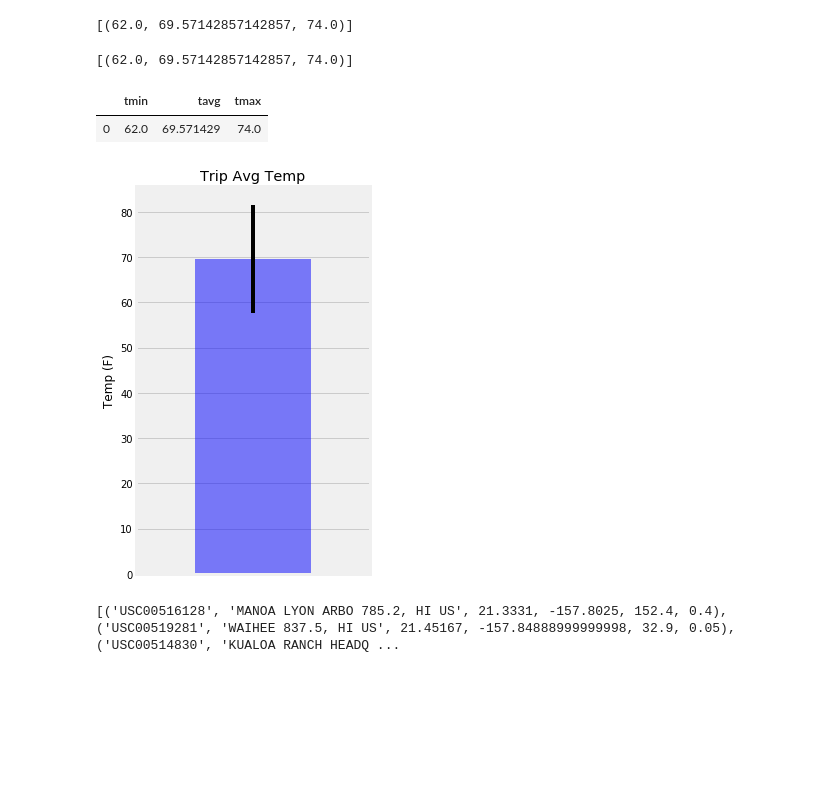
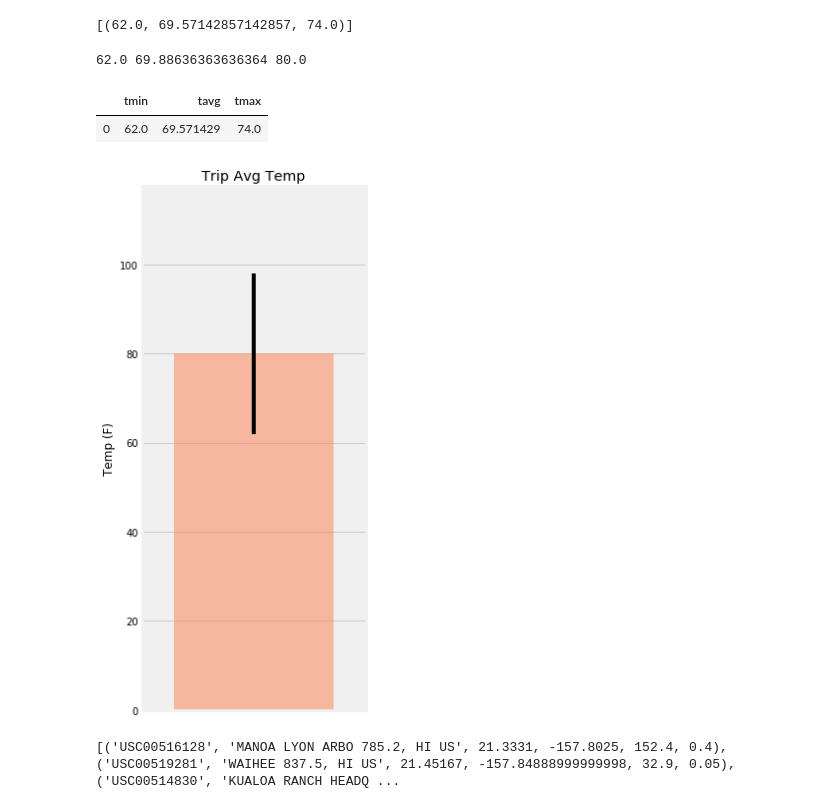
Before and after one commit to heathersaul-nos3lf/sqlalchemy-challenge, a Jupyter notebook: Instructions/climate_HW.ipynb, the cells around one changed output. Cells and saved outputs as stored; diff of their text form; code cells hidden in the pictures; blank space fills up the shorter version.

```diff
--- a/Instructions/climate_HW.ipynb
+++ b/Instructions/climate_HW.ipynb
@@ -196,10 +175,10 @@ print(calc_temps('2012-02-28', '2012-03-05'))
 # Use your previous function `calc_temps` to calculate the tmin, tavg, and tmax
 # for your trip using the previous year's data for those same dates.
 
-my_trip = calc_temps('2012-02-28','2012-03-05')
-my_trip
+tmin, tavg, tmax = calc_temps('2016-02-28', '2016-03-05')[0]
+print(tmin, tavg, tmax)
 # %% [output]
-[(62.0, 69.57142857142857, 74.0)]
+62.0 69.88636363636364 80.0
 # %%
 # Plot the results from your previous query as a bar chart.
 # Use "Trip Avg Temp" as your Title
@@ -211,16 +190,18 @@ my_trip_df
 # %% [output]
 |  | tmin | tavg | tmax |
 | 0 | 62.0 | 69.571429 | 74.0 |
-# %%
-my_trip_df.plot.bar(y='tavg', yerr=(my_trip_df['tmax'] - my_trip_df['tmin']), title='Trip Avg Temp', color='blue', alpha=0.5, figsize=(4,6))
-plt.xticks(np.arange(1, 1.0))
-plt.ylabel("Temp (F)")
-plt.tight_layout()
-plt.gca().legend_.remove()
-plt.savefig("Images/TripAvgTemp.png")
-plt.show()
-# %% [output]
-[figure, removed]
+# %%
+fig, ax = plt.subplots(figsize=plt.figaspect(2.))
+xpos = 1
+yerr = tmax-tmin
+bar = ax.bar(xpos, tmax, yerr=yerr, alpha=0.5, color='coral', align="center")
+ax.set(xticks=range(xpos), xticklabels="a", title="Trip Avg Temp", ylabel="Temp (F)")
+ax.margins(.2, .2)
+fig.autofmt_xdate()
+fig.tight_layout()
+#ig.show()
+# %% [output]
+[figure, added]
 # %%
 # Calculate the total amount of rainfall per weather station for your trip dates using the previous year's matching dates.
 # Sort this in descending order by precipitation amount and list the station, name, latitude, longitude, and elevation
```
Also changed, not shown: parts of 22 cells of this notebook.
